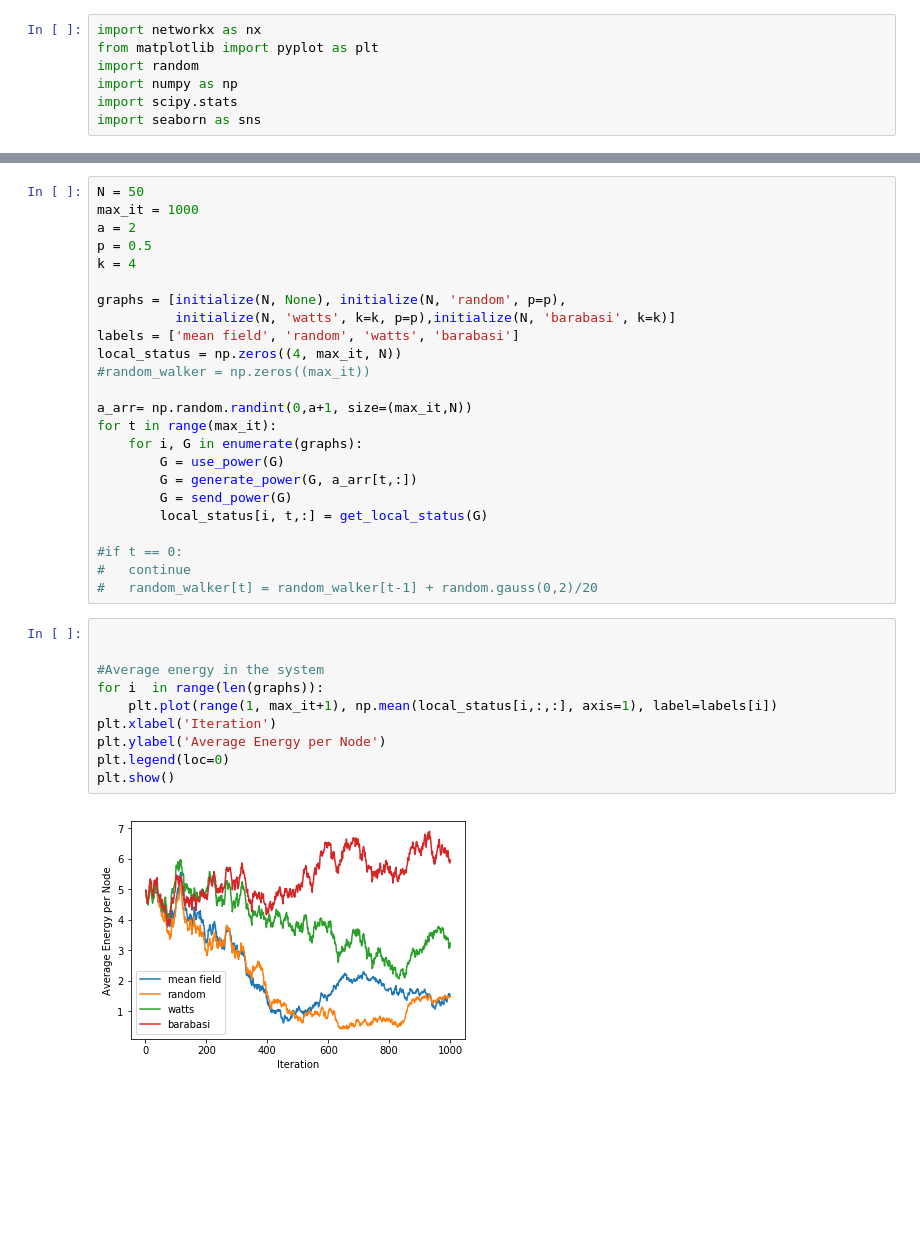
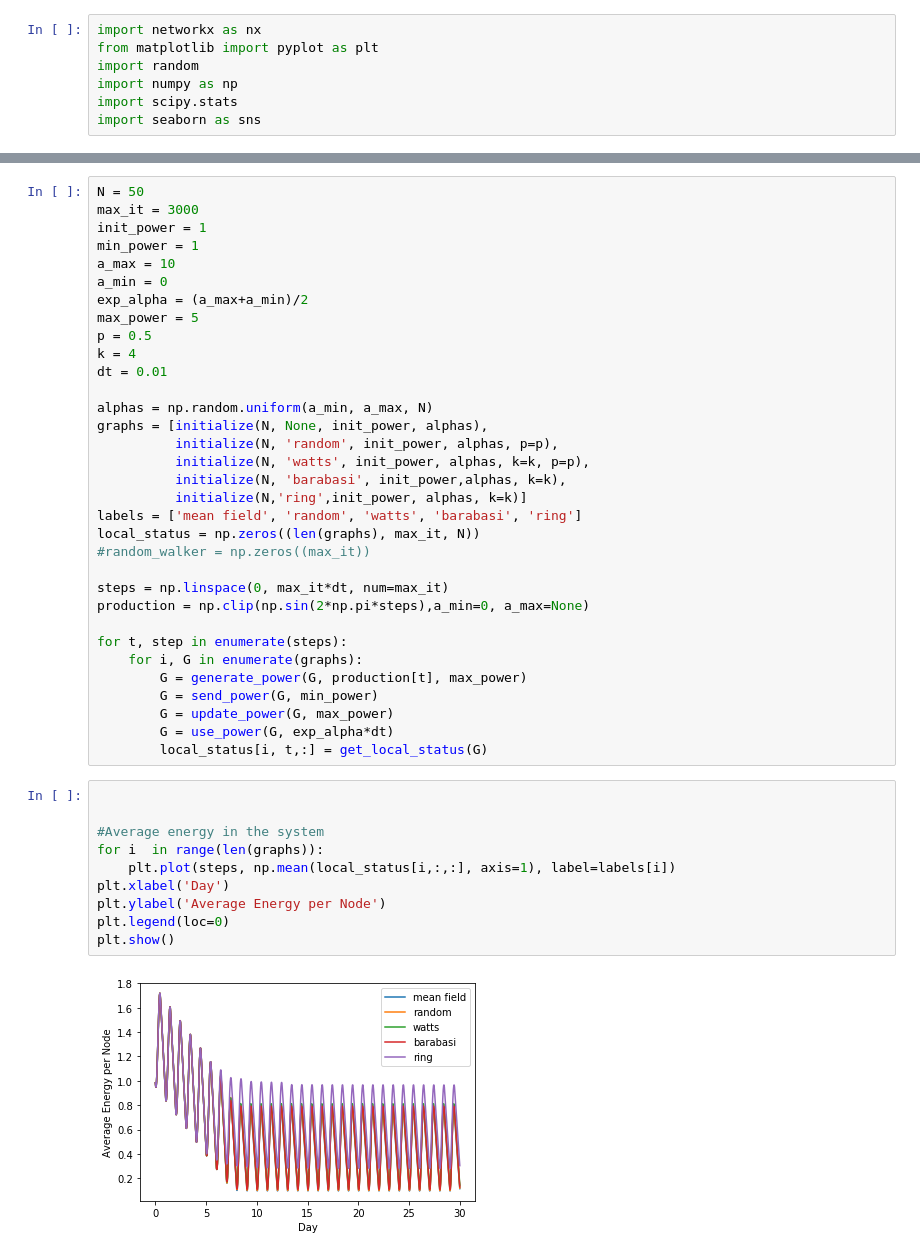
Before and after one commit to WavyV/Complex_System_Simulation, a Jupyter notebook: Network/networks.ipynb, the cells around one changed output, grey strips where cells are left out. Drawn from its saved outputs; the diff is of its cells as text; blank space fills up the shorter version.

Commit message:
fixed networks. Added ring network

```diff
--- a/Network/networks.ipynb
+++ b/Network/networks.ipynb
@@ -73,40 +93,49 @@ def get_local_status(G):
     return np.array([G.node[node]['power'] for node in G.nodes()])
 # %%
 N = 50
-max_it = 1000
-a = 2
+max_it = 3000
+init_power = 1
+min_power = 1
+a_max = 10
+a_min = 0
+exp_alpha = (a_max+a_min)/2
+max_power = 5
 p = 0.5
 k = 4
+dt = 0.01
 
-graphs = [initialize(N, None), initialize(N, 'random', p=p),
-          initialize(N, 'watts', k=k, p=p),initialize(N, 'barabasi', k=k)]
-labels = ['mean field', 'random', 'watts', 'barabasi']
-local_status = np.zeros((4, max_it, N))
+alphas = np.random.uniform(a_min, a_max, N)
+graphs = [initialize(N, None, init_power, alphas),
+          initialize(N, 'random', init_power, alphas, p=p),
+          initialize(N, 'watts', init_power, alphas, k=k, p=p),
+          initialize(N, 'barabasi', init_power,alphas, k=k),
+          initialize(N,'ring',init_power, alphas, k=k)]
+labels = ['mean field', 'random', 'watts', 'barabasi', 'ring']
+local_status = np.zeros((len(graphs), max_it, N))
 #random_walker = np.zeros((max_it))
 
-a_arr= np.random.randint(0,a+1, size=(max_it,N))
-for t in range(max_it):
+steps = np.linspace(0, max_it*dt, num=max_it)
+production = np.clip(np.sin(2*np.pi*steps),a_min=0, a_max=None)
+
+for t, step in enumerate(steps):
     for i, G in enumerate(graphs):
-        G = use_power(G)
-        G = generate_power(G, a_arr[t,:])
-        G = send_power(G)
+        G = generate_power(G, production[t], max_power)
+        G = send_power(G, min_power)
+        G = update_power(G, max_power)
+        G = use_power(G, exp_alpha*dt)
         local_status[i, t,:] = get_local_status(G)
-
-#if t == 0:
-#	continue
-#   random_walker[t] = random_walker[t-1] + random.gauss(0,2)/20
 # %%
 
 
 #Average energy in the system
 for i  in range(len(graphs)):
-    plt.plot(range(1, max_it+1), np.mean(local_status[i,:,:], axis=1), label=labels[i])
-plt.xlabel('Iteration')
+    plt.plot(steps, np.mean(local_status[i,:,:], axis=1), label=labels[i])
+plt.xlabel('Day')
 plt.ylabel('Average Energy per Node')
 plt.legend(loc=0)
 plt.show()
 # %% [output]
-[figure, old version]
+[figure, new version]
 # %%
 
 fig, axes = plt.subplots(2,2, figsize=(10,10))
```
Also changed, not shown: parts of 5 cells of this notebook.
